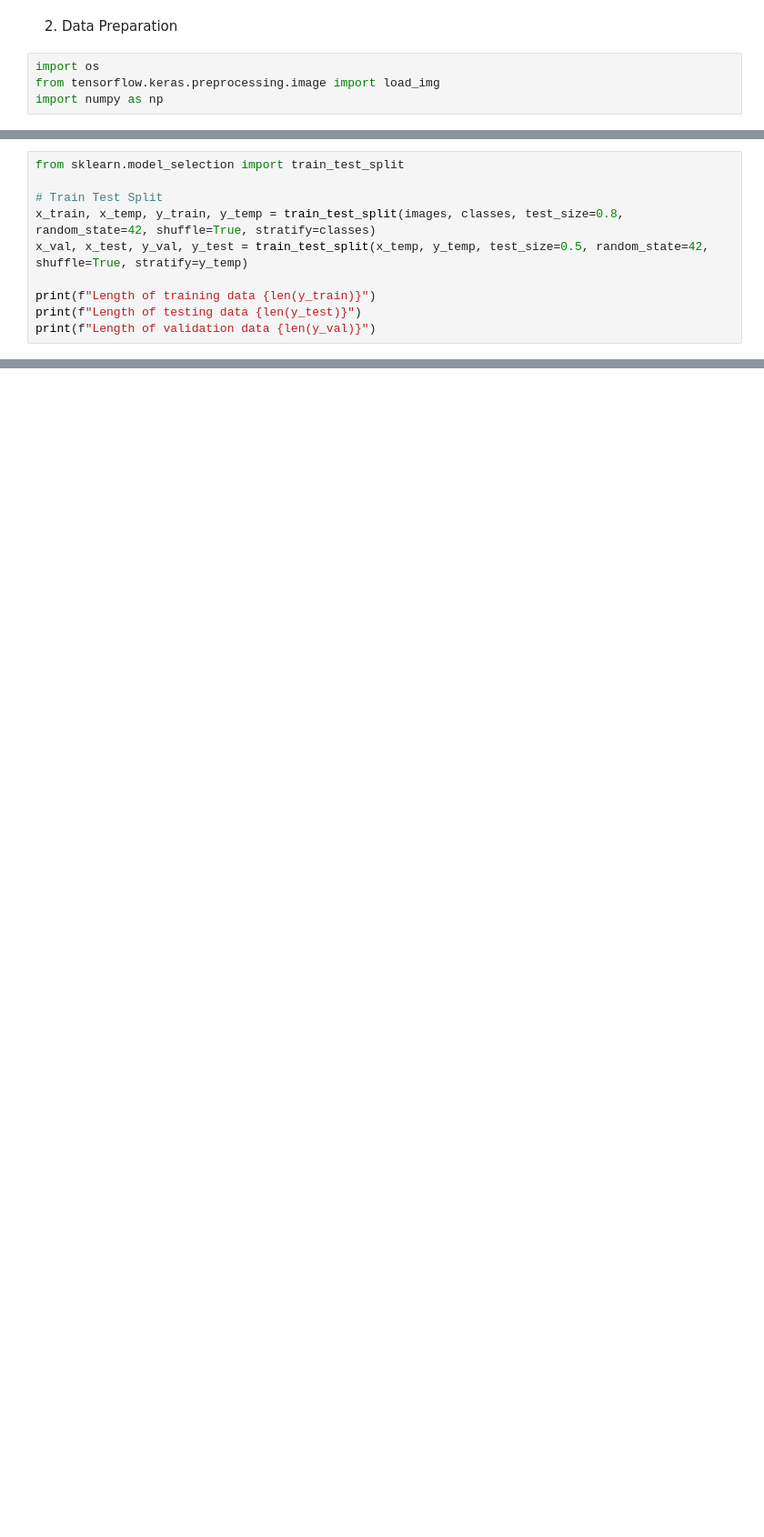
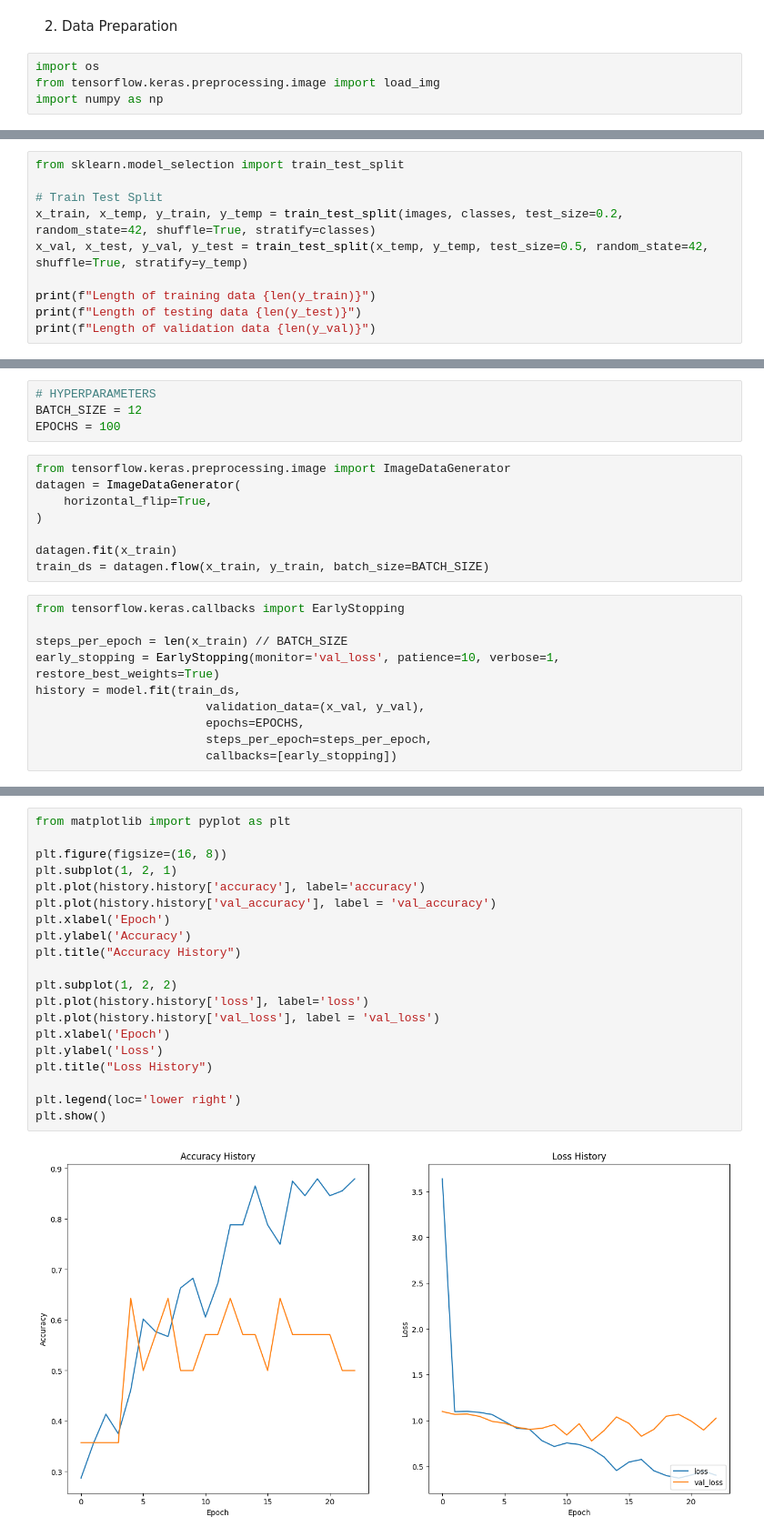
Before and after one commit to vncnttan/binus-aol-deep-learning-indonesian-batik-motifs, a Jupyter notebook: 2. DCNN from scratch.ipynb, the cells around one changed output, grey strips where cells are left out. Shown at 91% size. Saved outputs shown, nothing was run; the diff lists cells and outputs as text; blank space fills up the shorter version.

```diff
--- a/2. DCNN from scratch.ipynb
+++ b/2. DCNN from scratch.ipynb
@@ -58,7 +50,7 @@ Faculty of Information Technology, Tarumanagara University, Jakarta, Indonesia
 from sklearn.model_selection import train_test_split
 
 # Train Test Split
-x_train, x_temp, y_train, y_temp = train_test_split(images, classes, test_size=0.8, random_state=42, shuffle=True, stratify=classes)
+x_train, x_temp, y_train, y_temp = train_test_split(images, classes, test_size=0.2, random_state=42, shuffle=True, stratify=classes)
 x_val, x_test, y_val, y_test = train_test_split(x_temp, y_temp, test_size=0.5, random_state=42, shuffle=True, stratify=y_temp)
 
 print(f"Length of training data {len(y_train)}")
@@ -112,0 +115,22 @@ model = Sequential([
+# %%
+# HYPERPARAMETERS
+BATCH_SIZE = 12
+EPOCHS = 100
+# %%
+from tensorflow.keras.preprocessing.image import ImageDataGenerator
+datagen = ImageDataGenerator(
+    horizontal_flip=True,
+)
+
+datagen.fit(x_train)
+train_ds = datagen.flow(x_train, y_train, batch_size=BATCH_SIZE)
+# %%
+from tensorflow.keras.callbacks import EarlyStopping
+
+steps_per_epoch = len(x_train) // BATCH_SIZE
+early_stopping = EarlyStopping(monitor='val_loss', patience=10, verbose=1, restore_best_weights=True)
+history = model.fit(train_ds,
+                        validation_data=(x_val, y_val),
+                        epochs=EPOCHS,
+                        steps_per_epoch=steps_per_epoch,
+                        callbacks=[early_stopping])
@@ -112,0 +155,22 @@ model = Sequential([
+# %%
+from matplotlib import pyplot as plt
+
+plt.figure(figsize=(16, 8))
+plt.subplot(1, 2, 1)
+plt.plot(history.history['accuracy'], label='accuracy')
+plt.plot(history.history['val_accuracy'], label = 'val_accuracy')
+plt.xlabel('Epoch')
+plt.ylabel('Accuracy')
+plt.title("Accuracy History")
+
+plt.subplot(1, 2, 2)
+plt.plot(history.history['loss'], label='loss')
+plt.plot(history.history['val_loss'], label = 'val_loss')
+plt.xlabel('Epoch')
+plt.ylabel('Loss')
+plt.title("Loss History")
+
+plt.legend(loc='lower right')
+plt.show()
+# %% [output]
+[figure, added]
```
Also changed, not shown: parts of 12 cells of this notebook, 1 other file.
